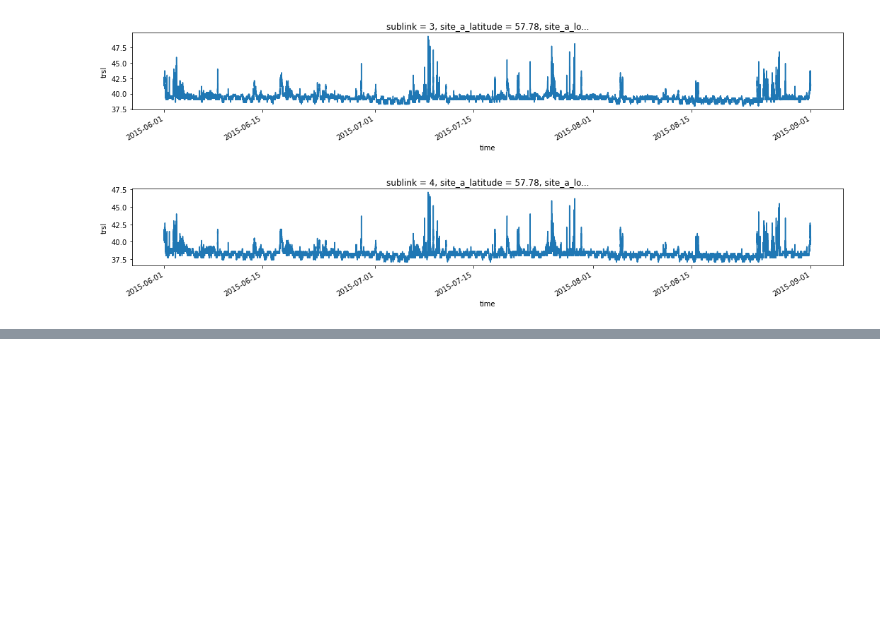
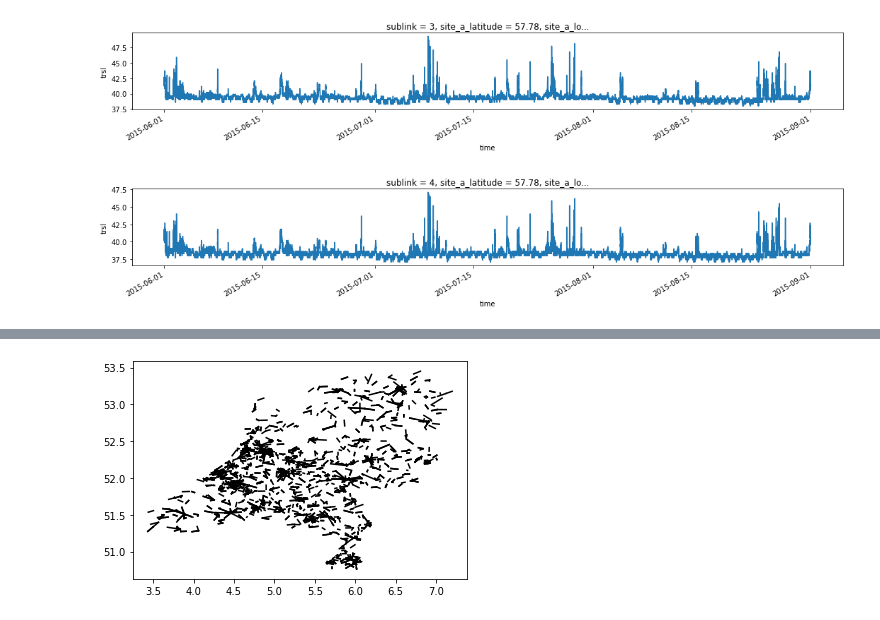
Before and after one commit to OpenSenseAction/OPENSENSE_sandbox, a Jupyter notebook: Explore existing datasets.ipynb, the cells around one changed output, grey strips where cells are left out. Cells and saved outputs as stored; diff of their text form; code cells hidden in the pictures; blank space fills up the shorter version.

Commit message:
Added overeem_2012 CML data to data example notebook and cleaned up a little

```diff
--- a/Explore existing datasets.ipynb
+++ b/Explore existing datasets.ipynb
@@ -218,0 +254,5 @@ for i in range(4):
+# %%
+ds = oddt.transform_overeem_2019_large_CML_data_Netherlands(
+    fn='data/overeem_2019_large_CML_data_Netherlands/data.zip',
+    nrows=1e6,
+)
@@ -218,0 +277,10 @@ for i in range(4):
+# %%
+for lon1, lat1, lon2, lat2 in zip(
+    ds.site_a_longitude,
+    ds.site_a_latitude,
+    ds.site_b_longitude,
+    ds.site_b_latitude):
+
+    plt.plot([lon1, lon2], [lat1, lat2], "-", c="black")
+# %% [output]
+[figure, added]
```
Also changed, not shown: parts of 11 cells of this notebook, 1 other file.
